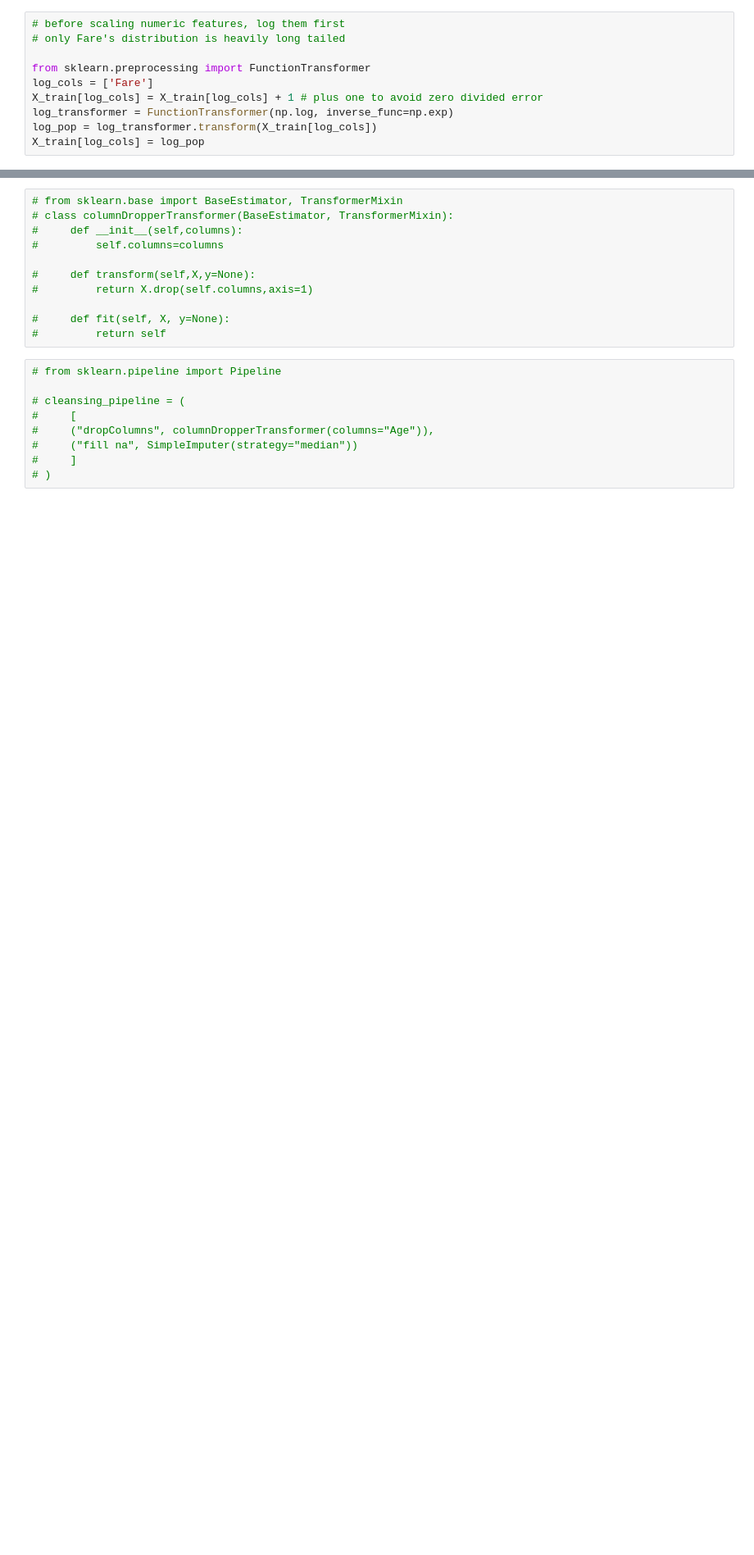
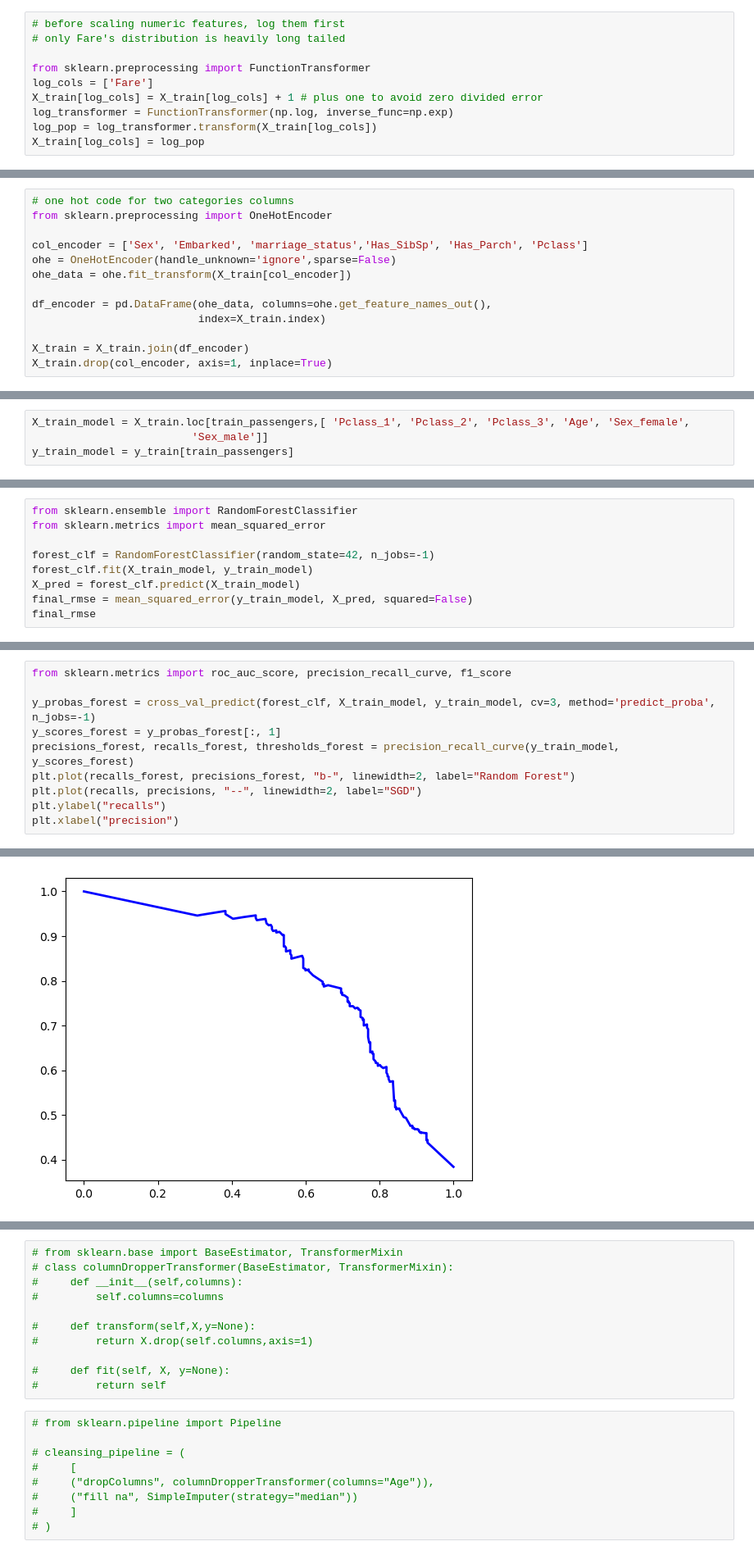
Before and after one commit to ericlau1987/hands_on_machine_learning_sklearn_keras_tensorflow, a Jupyter notebook: src/chapter3_classification/kaggle_taitanic/01_data_Processing.ipynb, the cells around one changed output, grey strips where cells are left out. Shown: that part at 82% size. Saved outputs shown, nothing was run; the diff lists cells and outputs as text; blank space fills up the shorter version.

Commit message:
get the best result linear regress 0.76 and random forest 0.73

```diff
--- a/src/chapter3_classification/kaggle_taitanic/01_data_Processing.ipynb
+++ b/src/chapter3_classification/kaggle_taitanic/01_data_Processing.ipynb
@@ -77,0 +136,13 @@ SimpleImputer(strategy='median')
+# %%
+# one hot code for two categories columns
+from sklearn.preprocessing import OneHotEncoder
+
+col_encoder = ['Sex', 'Embarked', 'marriage_status','Has_SibSp', 'Has_Parch', 'Pclass']
+ohe = OneHotEncoder(handle_unknown='ignore',sparse=False)
+ohe_data = ohe.fit_transform(X_train[col_encoder])
+
+df_encoder = pd.DataFrame(ohe_data, columns=ohe.get_feature_names_out(),
+                          index=X_train.index)
+
+X_train = X_train.join(df_encoder)
+X_train.drop(col_encoder, axis=1, inplace=True)
@@ -77,0 +158,4 @@ SimpleImputer(strategy='median')
+# %%
+X_train_model = X_train.loc[train_passengers,[ 'Pclass_1', 'Pclass_2', 'Pclass_3', 'Age', 'Sex_female',
+                         'Sex_male']]
+y_train_model = y_train[train_passengers]
@@ -77,0 +168,9 @@ SimpleImputer(strategy='median')
+# %%
+from sklearn.ensemble import RandomForestClassifier
+from sklearn.metrics import mean_squared_error
+
+forest_clf = RandomForestClassifier(random_state=42, n_jobs=-1)
+forest_clf.fit(X_train_model, y_train_model)
+X_pred = forest_clf.predict(X_train_model)
+final_rmse = mean_squared_error(y_train_model, X_pred, squared=False)
+final_rmse
@@ -77,0 +179,11 @@ SimpleImputer(strategy='median')
+# %%
+from sklearn.metrics import roc_auc_score, precision_recall_curve, f1_score
+
+y_probas_forest = cross_val_predict(forest_clf, X_train_model, y_train_model, cv=3, method='predict_proba', n_jobs=-1)
+y_scores_forest = y_probas_forest[:, 1]
+precisions_forest, recalls_forest, thresholds_forest = precision_recall_curve(y_train_model, y_scores_forest)
+plt.plot(recalls_forest, precisions_forest, "b-", linewidth=2, label="Random Forest")
+plt.plot(recalls, precisions, "--", linewidth=2, label="SGD")
+plt.ylabel("recalls")
+plt.xlabel("precision")
+# %% [output]
@@ -77,0 +191 @@ SimpleImputer(strategy='median')
+[figure, added]
```
Also changed, not shown: parts of 34 cells of this notebook, 2 other files.
